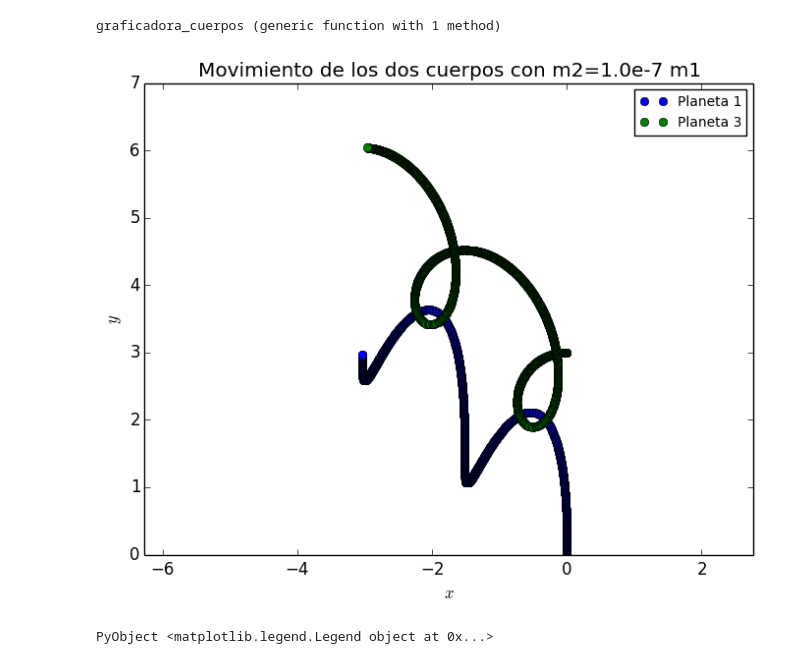
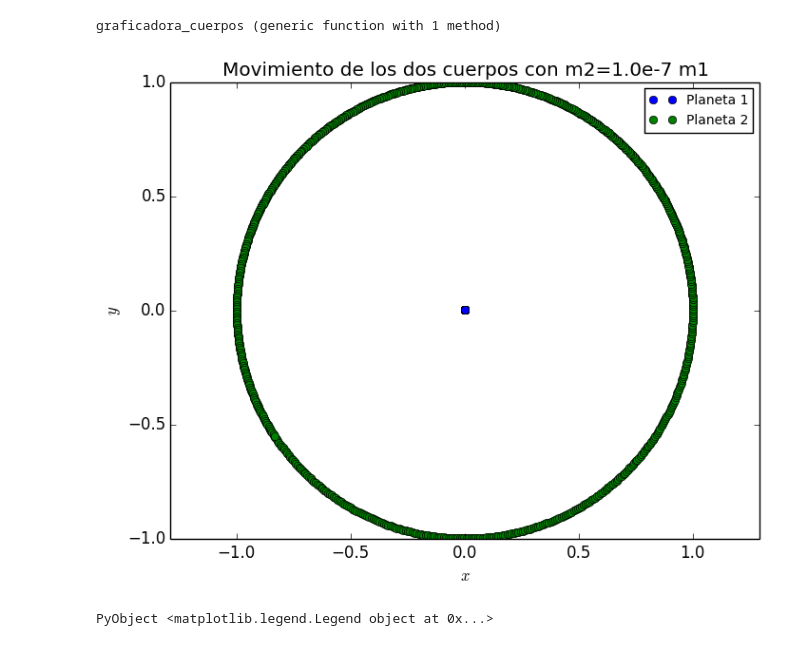
Before and after one commit to spinacho/Escuela, a Jupyter notebook: Séptimo semestre/Temas selectos FCI/Matriz_n_cuerpos.ipynb, the cells around one changed output. Cells and saved outputs as stored; diff of their text form; code cells hidden in the pictures.

```diff
--- a/Séptimo semestre/Temas selectos FCI/Matriz_n_cuerpos.ipynb
+++ b/Séptimo semestre/Temas selectos FCI/Matriz_n_cuerpos.ipynb
@@ -25,7 +25,7 @@ function accel(Q,M,i,j)
     if i==j
         [0,0,0]
     else
-        (M[i]*R_3(i,j,Q)).*[Q[3i-2]-Q[3j-2],Q[3i-1]-Q[3j-1],Q[3i]-Q[3j]]
+        (M[i]*R_3(i,j,Q))*[Q[3i-2]-Q[3j-2],Q[3i-1]-Q[3j-1],Q[3i]-Q[3j]]
     end
 end
 # %% [output]
@@ -38,7 +38,7 @@ end
 total_accel (generic function with 2 methods)
 # %%
 function sistema(t,Q,V,M,n=length(M))
-    A=Float64[]
+    A=Any[]
     for i in 1:n
         T=total_accel(Q,M,i,n)
         push!(A,T[1],T[2],T[3])
@@ -89,7 +89,7 @@ function graficadora_cuerpos(q0,v0,t0,tf,h,M,excluidos)
         else
             x=3i-2
             y=3i-1
-            plot(Q[:,x],Q[:,y],"o",label="Planeta $i")
+            plot(Q[:,x],Q[:,y],label="Planeta $i")
         end
     end
     xlabel(L"$x$")
@@ -101,13 +101,13 @@ end
 # %% [output]
 graficadora_cuerpos (generic function with 1 method)
 # %%
-Q=[0,0,0,1,0,0,0,3,0]
-V=[0,0.3,0,0,0.7,0,-0.3,0,0]
-M=[1,1e-7,1]
+Q=[0,0,0,1,0,0]
+V=[0,0,0,0,1,0]
+M=[1,1e-7]
 t0=0
-tf=20
+tf=10
 h=1e-2
-graficadora_cuerpos(Q,V,t0,tf,h,M,[2])
+graficadora_cuerpos(Q,V,t0,tf,h,M,[])
 # %% [output]
-[figure, old version]
+[figure, new version]
 PyObject <matplotlib.legend.Legend object at 0x...>
```
Also changed, not shown: parts of 14 cells of this notebook, 8 other files.
